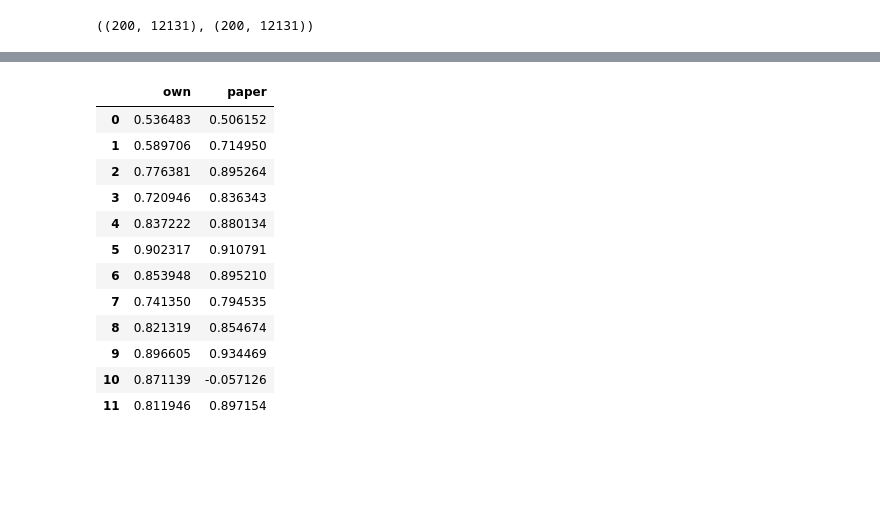
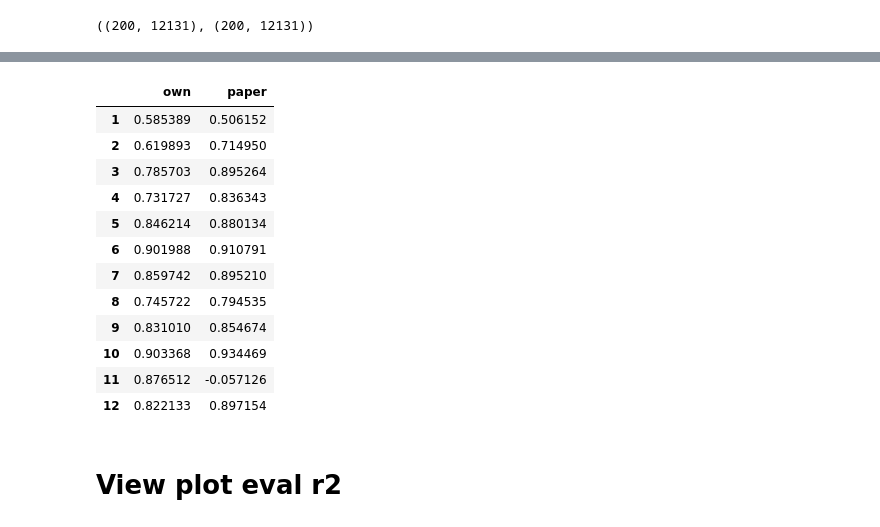
Before and after one commit to KazegamiKuon/GenImputation, a Jupyter notebook: data/train/electra_G1K_22_hs37d5/train.ipynb, the cells around one changed output, grey strips where cells are left out. Saved outputs shown, nothing was run; the diff lists cells and outputs as text; code cells hidden in the pictures; blank space fills up the shorter version.

```diff
--- a/data/train/electra_G1K_22_hs37d5/train.ipynb
+++ b/data/train/electra_G1K_22_hs37d5/train.ipynb
@@ -82,20 +82,30 @@ for i, region in enumerate(regions):
 # %%
 true_data = []
 pred_data = []
+
+detail = '_pretrain_c8_e200'
 for i, region in enumerate(regions):
     clear_output(wait=True)
+    print('Region {} trainning...'.format(region))
+    print('Prevert region {} trainning...'.format(regions[i-1]))
+    save_path = save_dir.format(region)+detail
+    prevert_path = save_dir.format(regions[i-1])+detail
+    training_args.output_dir = output_dir.format(region)+detail
+    training_args.logging_dir = logging_dir.format(region)+detail
     ## Train and eval data
     train_batch_paths = train_region_paths[i]
-    train_dataset = GenNLPMaskedDataset()
-    eval_dataset = GenNLPMaskedDataset()
+    train_dataset = GenNLPMaskedDataset(
+        train_batch_paths[:-1],
+        tokenizer,
+        seed=seed,
+        masked_by_flag=True,
+        # masked_per=0.15,
+        only_input=True)
+    eval_dataset = GenNLPMaskedDataset(train_batch_paths[-1:],tokenizer,seed=seed,masked_by_flag=True,only_input=True)
     ## test data
     test_batch_paths = test_region_paths[i]
     test_dataset = GenNLPMaskedDataset(test_batch_paths,tokenizer,seed=seed,masked_by_flag=True,only_input=True)
-    save_path = save_dir.format(region)
-    #Load model
     electra_model = ElectraForMaskedLM.from_pretrained(save_path)
-    training_args.output_dir = output_dir.format(region)
-    training_args.logging_dir = logging_dir.format(region)
     trainer = OTrainer(
         model = electra_model,
         args=training_args,
@@ -191,7 +203,7 @@ po.plot_r2_by_maf(mafs,y_true,{'electra':y_pred,'paper':paper_pred})
   'paper': array([1.        , 0.99416667, 0.68347036, 0.72951658, 0.84059458,
          0.73009582])})
 # %%
-result_path_format = '/client/user1/cuongdev/GenImputation/data/train/electra_G1K_22_hs37d5/data_dir/model/region{:04d}/test_result.json'
+result_path_format = '/client/user1/cuongdev/GenImputation/data/train/electra_G1K_22_hs37d5/data_dir/model/region{:04d}_pretrain_c8_e200/test_result.json'
 # %%
 result_r2 = []
 for i, region in enumerate(regions):
@@ -213,18 +225,20 @@ paper_region_r2 = [0.5061524256812094,
 -0.05712632206381623,
 0.8971539939313167]
 # %%
-pd.DataFrame({'own':result_r2,'paper':paper_region_r2})
+pd.DataFrame({'own':result_r2,'paper':paper_region_r2},index=np.arange(1,13))
 # %% [output]
 |  | own | paper |
-| 0 | 0.536483 | 0.506152 |
-| 1 | 0.589706 | 0.714950 |
-| 2 | 0.776381 | 0.895264 |
-| 3 | 0.720946 | 0.836343 |
-| 4 | 0.837222 | 0.880134 |
-| 5 | 0.902317 | 0.910791 |
-| 6 | 0.853948 | 0.895210 |
-| 7 | 0.741350 | 0.794535 |
-| 8 | 0.821319 | 0.854674 |
-| 9 | 0.896605 | 0.934469 |
-| 10 | 0.871139 | -0.057126 |
-| 11 | 0.811946 | 0.897154 |
+| 1 | 0.585389 | 0.506152 |
+| 2 | 0.619893 | 0.714950 |
+| 3 | 0.785703 | 0.895264 |
+| 4 | 0.731727 | 0.836343 |
+| 5 | 0.846214 | 0.880134 |
+| 6 | 0.901988 | 0.910791 |
+| 7 | 0.859742 | 0.895210 |
+| 8 | 0.745722 | 0.794535 |
+| 9 | 0.831010 | 0.854674 |
+| 10 | 0.903368 | 0.934469 |
+| 11 | 0.876512 | -0.057126 |
+| 12 | 0.822133 | 0.897154 |
+# %% [markdown]
+# View plot eval r2
```
Also changed, not shown: parts of 8 cells of this notebook, 9 other files.
